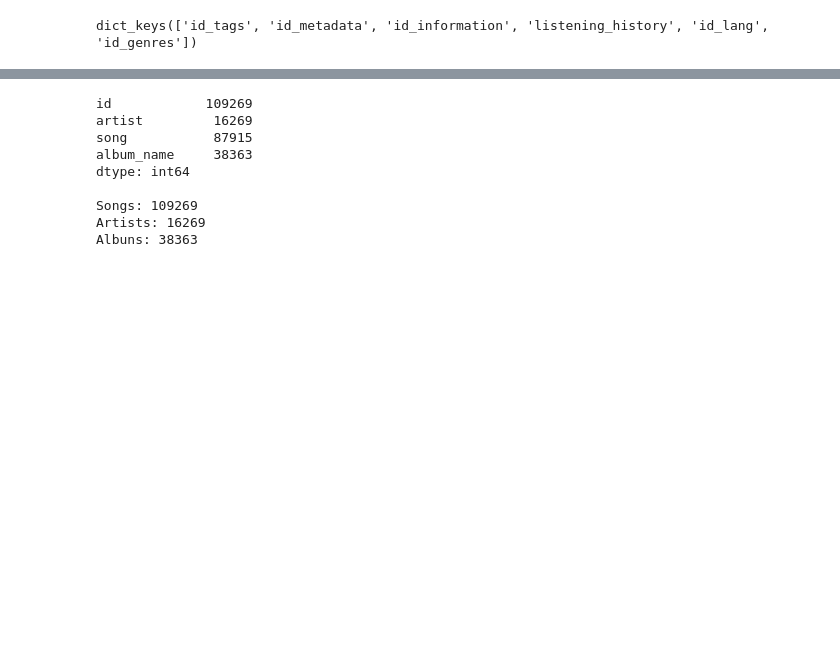
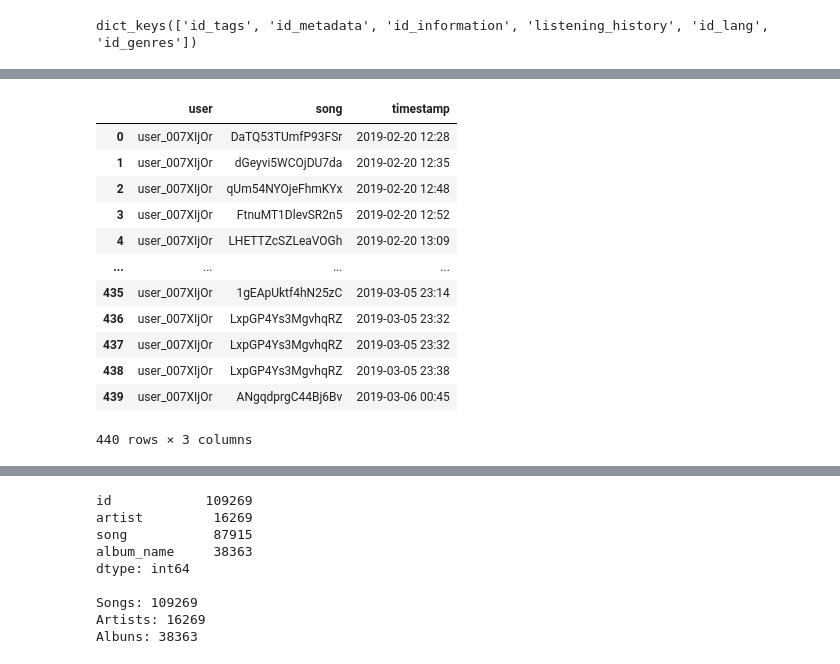
Before and after one commit to GiowGiow/Quantificando-a-Disrupcao-em-Redes-de-Similaridade-Musicais, a Jupyter notebook: EDA/EDA - Dataset.ipynb, the cells around one changed output, grey strips where cells are left out. Drawn from its saved outputs; the diff is of its cells as text; code cells hidden in the pictures; blank space fills up the shorter version.

```diff
--- a/EDA/EDA - Dataset.ipynb
+++ b/EDA/EDA - Dataset.ipynb
@@ -58,0 +98,18 @@ dict_keys(['id_tags', 'id_metadata', 'id_information', 'listening_history', 'id_
+# %%
+## Selecting one user to check its listening history
+user1 = lh[lh["user"] == "user_007XIjOr"]
+user1
+# %% [output]
+|  | user | song | timestamp |
+| 0 | user_007XIjOr | DaTQ53TUmfP93FSr | 2019-02-20 12:28 |
+| 1 | user_007XIjOr | dGeyvi5WCOjDU7da | 2019-02-20 12:35 |
+| 2 | user_007XIjOr | qUm54NYOjeFhmKYx | 2019-02-20 12:48 |
+| 3 | user_007XIjOr | FtnuMT1DlevSR2n5 | 2019-02-20 12:52 |
+| 4 | user_007XIjOr | LHETTZcSZLeaVOGh | 2019-02-20 13:09 |
+| ... | ... | ... | ... |
+| 435 | user_007XIjOr | 1gEApUktf4hN25zC | 2019-03-05 23:14 |
+| 436 | user_007XIjOr | LxpGP4Ys3MgvhqRZ | 2019-03-05 23:32 |
+| 437 | user_007XIjOr | LxpGP4Ys3MgvhqRZ | 2019-03-05 23:32 |
+| 438 | user_007XIjOr | LxpGP4Ys3MgvhqRZ | 2019-03-05 23:38 |
+| 439 | user_007XIjOr | ANgqdprgC44Bj6Bv | 2019-03-06 00:45 |
+440 rows × 3 columns
```
Also changed, not shown: parts of 8 cells of this notebook, 3 other files.
